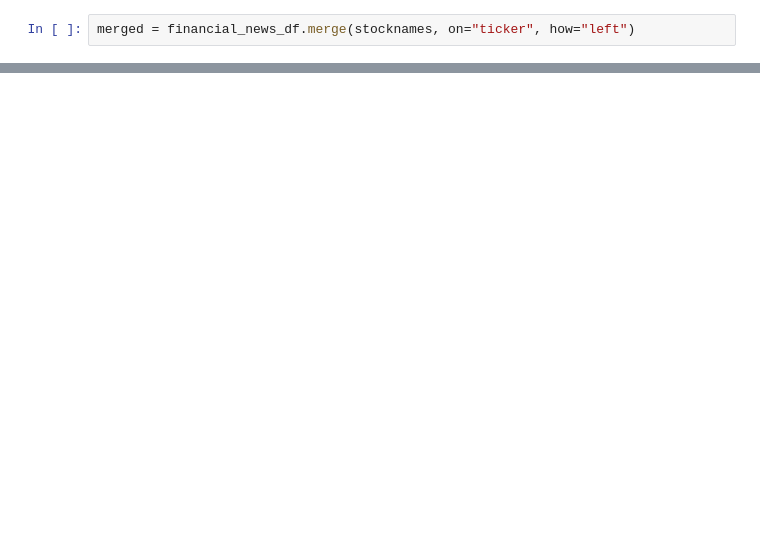
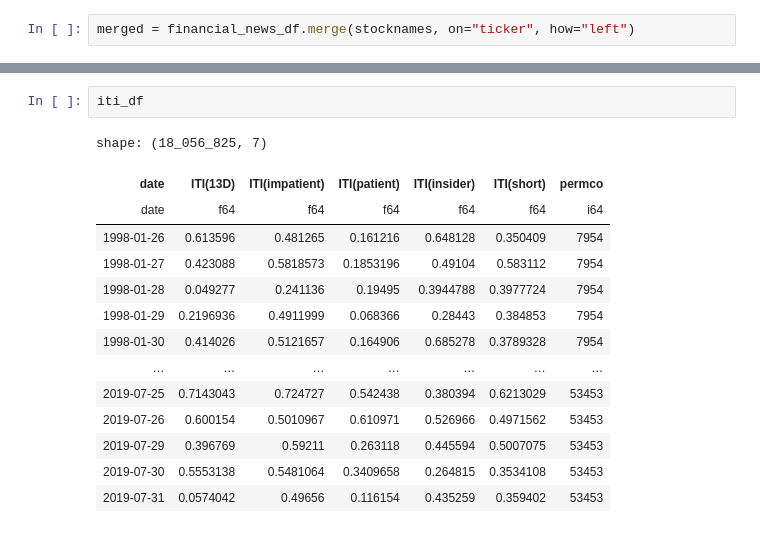
Before and after one commit to Wfiles/iti-8k-analysis, a Jupyter notebook: news_permco.ipynb, the cells around one changed output, grey strips where cells are left out. Saved outputs shown, nothing was run; the diff lists cells and outputs as text; blank space fills up the shorter version.

```diff
--- a/news_permco.ipynb
+++ b/news_permco.ipynb
@@ -317,0 +401,17 @@ ModuleNotFoundError: No module named 'dotenv'
+# %%
+iti_df
+# %% [output]
+shape: (18_056_825, 7)
+| date | ITI(13D) | ITI(impatient) | ITI(patient) | ITI(insider) | ITI(short) | permco |
+| date | f64 | f64 | f64 | f64 | f64 | i64 |
+| 1998-01-26 | 0.613596 | 0.481265 | 0.161216 | 0.648128 | 0.350409 | 7954 |
+| 1998-01-27 | 0.423088 | 0.5818573 | 0.1853196 | 0.49104 | 0.583112 | 7954 |
+| 1998-01-28 | 0.049277 | 0.241136 | 0.19495 | 0.3944788 | 0.3977724 | 7954 |
+| 1998-01-29 | 0.2196936 | 0.4911999 | 0.068366 | 0.28443 | 0.384853 | 7954 |
+| 1998-01-30 | 0.414026 | 0.5121657 | 0.164906 | 0.685278 | 0.3789328 | 7954 |
+| … | … | … | … | … | … | … |
+| 2019-07-25 | 0.7143043 | 0.724727 | 0.542438 | 0.380394 | 0.6213029 | 53453 |
+| 2019-07-26 | 0.600154 | 0.5010967 | 0.610971 | 0.526966 | 0.4971562 | 53453 |
+| 2019-07-29 | 0.396769 | 0.59211 | 0.263118 | 0.445594 | 0.5007075 | 53453 |
+| 2019-07-30 | 0.5553138 | 0.5481064 | 0.3409658 | 0.264815 | 0.3534108 | 53453 |
+| 2019-07-31 | 0.0574042 | 0.49656 | 0.116154 | 0.435259 | 0.359402 | 53453 |
```
Also changed, not shown: parts of 11 cells of this notebook, 1 other file.
